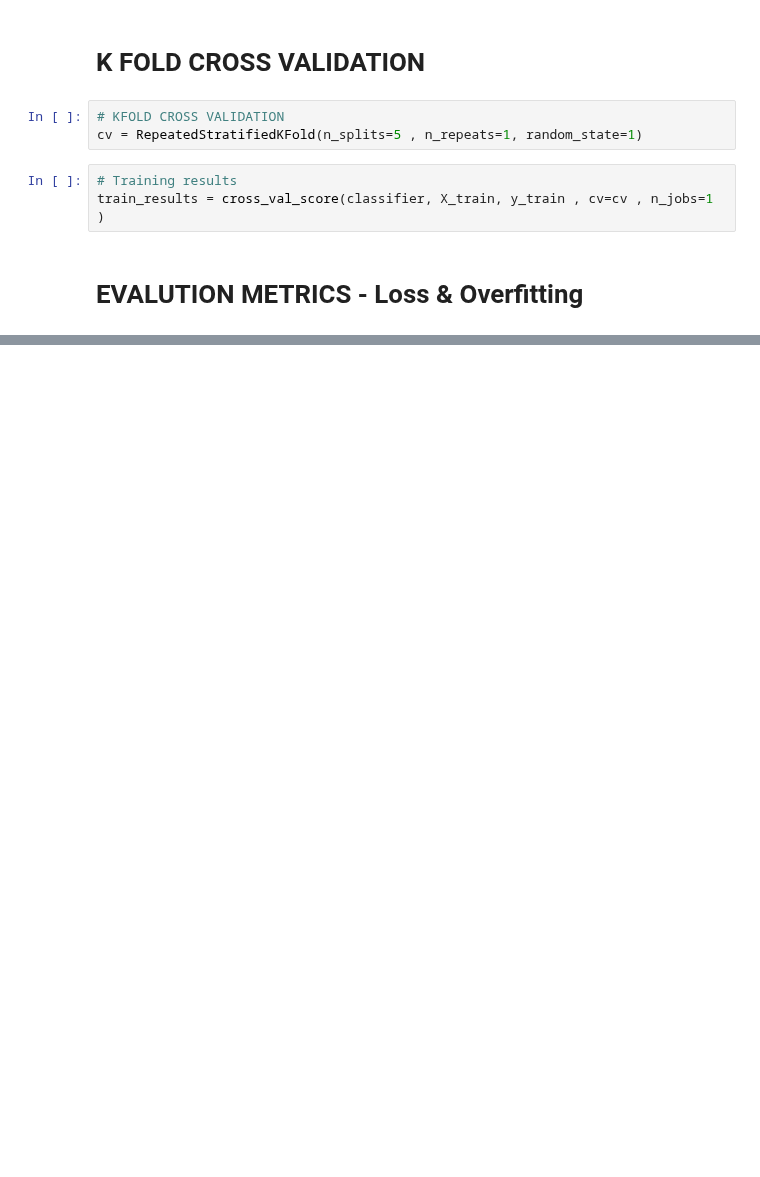
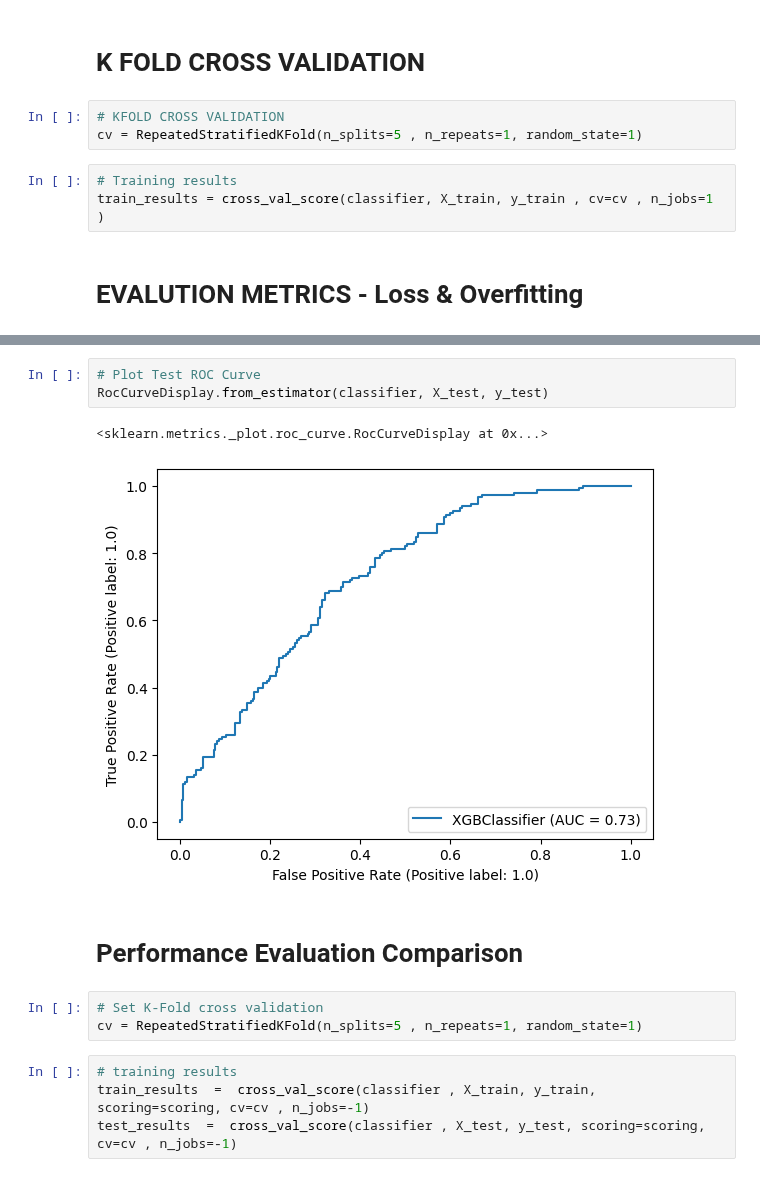
Before and after one commit to ItMeansBigMountain/Financial.Market.ML, a Jupyter notebook: 2_Supervised/3- XGBOOST-Binary-Classification-Model-Evaluation.ipynb, the cells around one changed output, grey strips where cells are left out. Cells and saved outputs as stored; diff of their text form; blank space fills up the shorter version.

```diff
--- a/2_Supervised/3- XGBOOST-Binary-Classification-Model-Evaluation.ipynb
+++ b/2_Supervised/3- XGBOOST-Binary-Classification-Model-Evaluation.ipynb
@@ -206,0 +316,15 @@ train_results = cross_val_score(classifier, X_train, y_train , cv=cv , n_jobs=1
+# %%
+# Plot Test ROC Curve
+RocCurveDisplay.from_estimator(classifier, X_test, y_test)
+# %% [output]
+<sklearn.metrics._plot.roc_curve.RocCurveDisplay at 0x...>
+[figure, added]
+# %% [markdown]
+# Performance Evaluation Comparison
+# %%
+# Set K-Fold cross validation
+cv = RepeatedStratifiedKFold(n_splits=5 , n_repeats=1, random_state=1)
+# %%
+# training results
+train_results  =  cross_val_score(classifier , X_train, y_train, scoring=scoring, cv=cv , n_jobs=-1)
+test_results  =  cross_val_score(classifier , X_test, y_test, scoring=scoring, cv=cv , n_jobs=-1)
```
Also changed, not shown: parts of 21 cells of this notebook, 7 other files.
